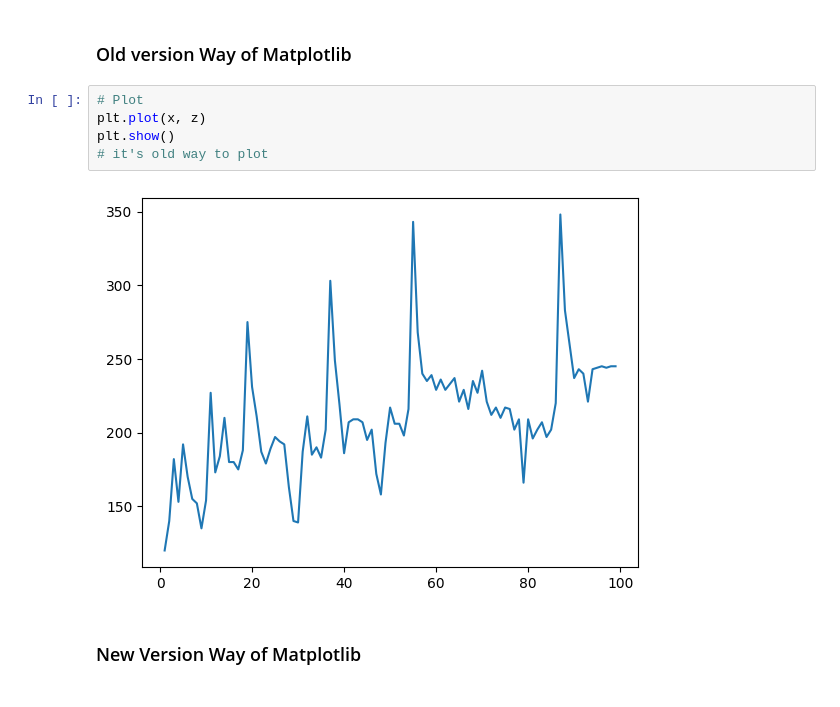
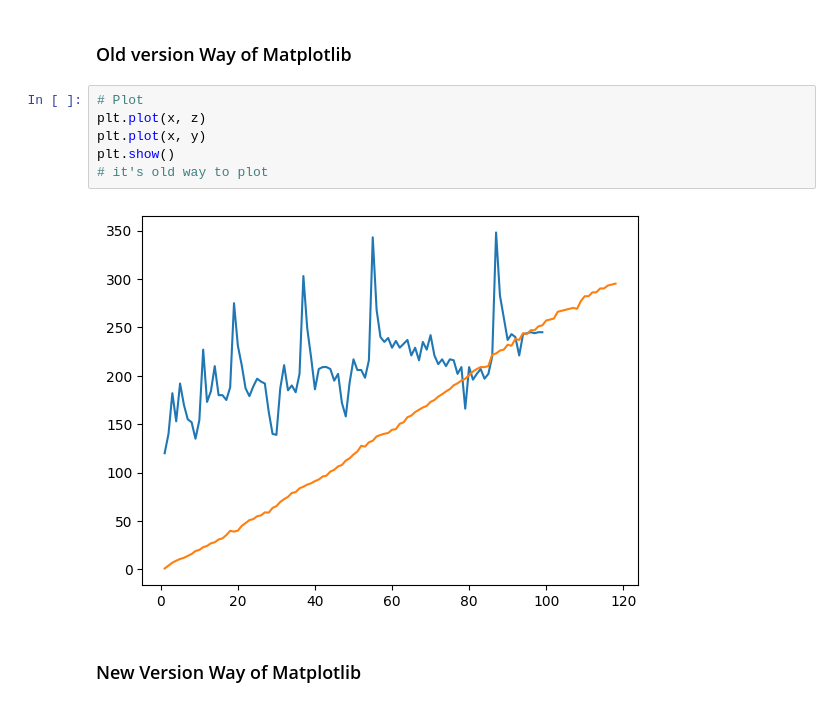
Before and after one commit to jsdhami/Python-For-Research, a Jupyter notebook: Matplotlib.ipynb, the cells around one changed output. Drawn from its saved outputs; the diff is of its cells as text.

```diff
--- a/Matplotlib.ipynb
+++ b/Matplotlib.ipynb
@@ -136,10 +144,11 @@ df.head()
 # %%
 # Plot
 plt.plot(x, z)
+plt.plot(x, y)
 plt.show()
 # it's old way to plot
 # %% [output]
-[figure, old version]
+[figure, new version]
 # %% [markdown]
 ### New Version Way of Matplotlib
 # %% [markdown]
```
Also changed, not shown: parts of 14 cells of this notebook.
